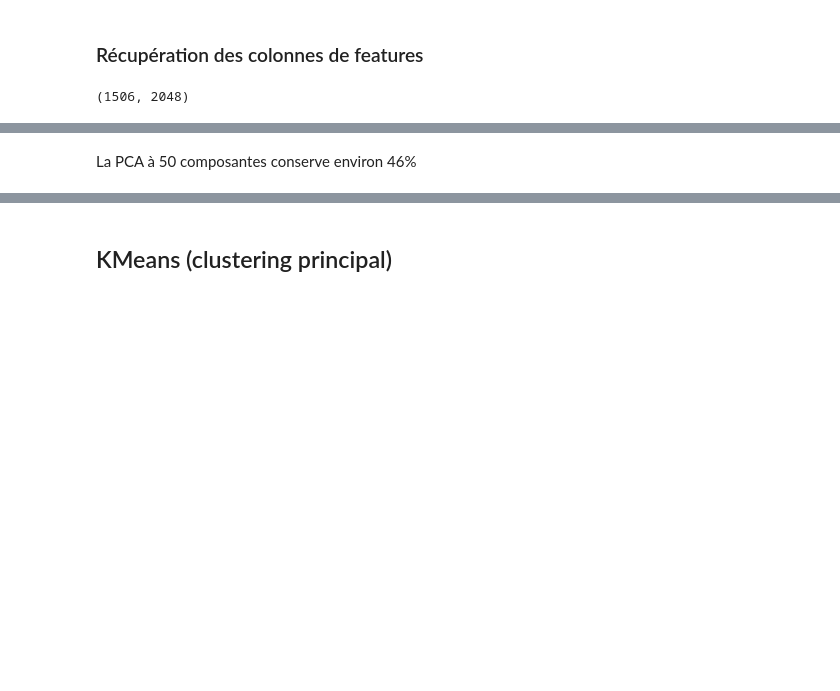
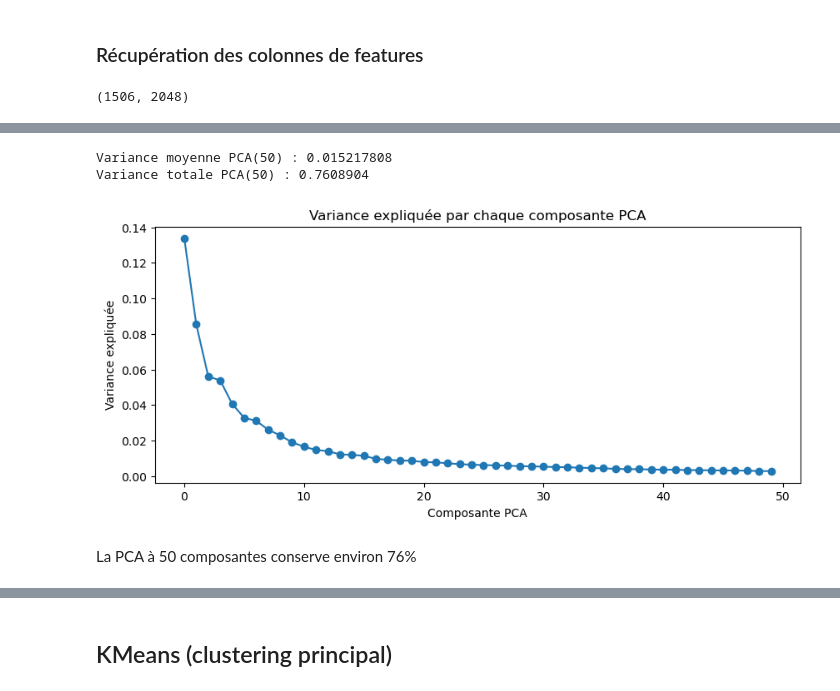
Before and after one commit to Baal64/brain-tumor-semisupervised, a Jupyter notebook: notebooks/02_features_clustering.ipynb, the cells around one changed output, grey strips where cells are left out. Drawn from its saved outputs; the diff is of its cells as text; code cells hidden in the pictures; blank space fills up the shorter version.

```diff
--- a/notebooks/02_features_clustering.ipynb
+++ b/notebooks/02_features_clustering.ipynb
@@ -47,2 +68,19 @@ Variance expliquée (50 comps) : 0.4646427
+# %%
+# Variance expliquée par composante
+var_pca = pca_50.explained_variance_ratio_
+
+print("Variance moyenne PCA(50) :", var_pca.mean())
+print("Variance totale PCA(50) :", var_pca.sum())
+
+plt.figure(figsize=(10,4))
+plt.plot(var_pca, marker='o')
+plt.title("Variance expliquée par chaque composante PCA")
+plt.xlabel("Composante PCA")
+plt.ylabel("Variance expliquée")
+plt.show()
+# %% [output]
+Variance moyenne PCA(50) : 0.015217808
+Variance totale PCA(50) : 0.7608904
+[figure, added]
 # %% [markdown]
-La PCA à 50 composantes conserve environ 46%
+La PCA à 50 composantes conserve environ 76%
```
Also changed, not shown: parts of 35 cells of this notebook, 2 other files.
